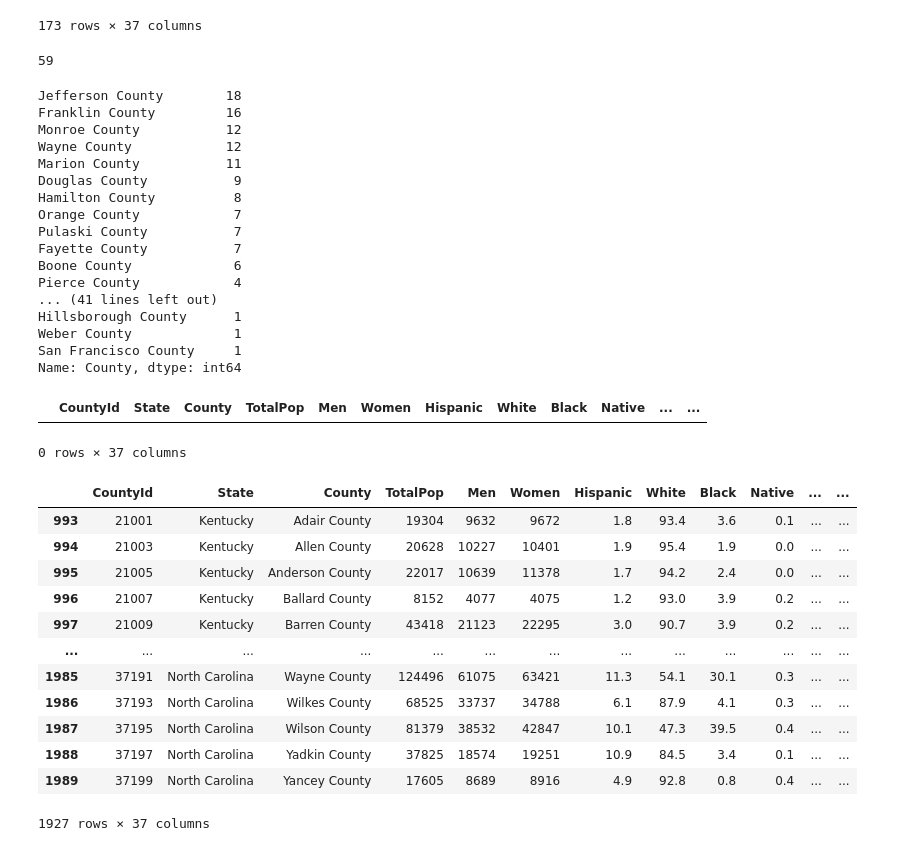
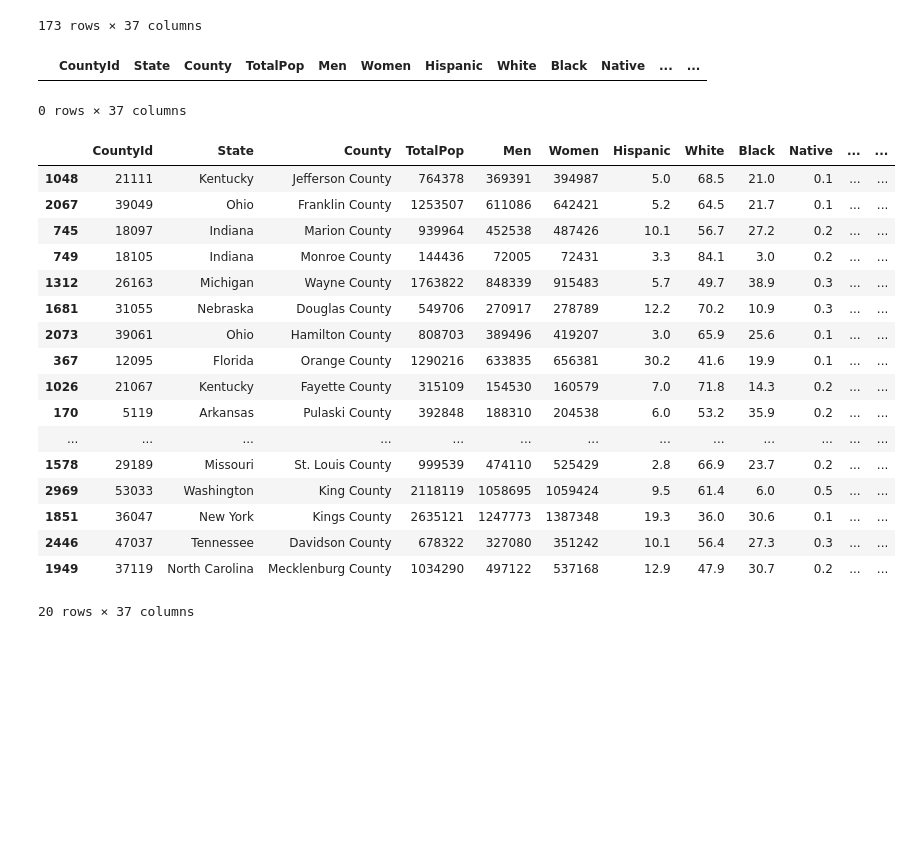
Before and after one commit to adriana-icasiano/project-1, a Jupyter notebook: DATA/Census/Untitled.ipynb, the cells around one changed output. Cells and saved outputs as stored; diff of their text form; code cells hidden in the pictures; blank space fills up the shorter version.

Commit message:
got census data with lime AOs

```diff
--- a/DATA/Census/Untitled.ipynb
+++ b/DATA/Census/Untitled.ipynb
@@ -33,30 +33,6 @@ lime_df
 | 3088 | 55081 | Wisconsin | Monroe County | 45303 | 22893 | 22410 | 4.2 | 91.2 | 1.5 | 0.9 | ... | ... |
 | 3094 | 55093 | Wisconsin | Pierce County | 41226 | 20501 | 20725 | 1.9 | 94.6 | 0.6 | 0.2 | ... | ... |
 173 rows × 37 columns
-# %%
-len(counties)
-# %% [output]
-59
-# %%
-lime_df['County'].value_counts()
-# %% [output]
-Jefferson County        18
-Franklin County         16
-Monroe County           12
-Wayne County            12
-Marion County           11
-Douglas County           9
-Hamilton County          8
-Orange County            7
-Pulaski County           7
-Fayette County           7
-Boone County             6
-Pierce County            4
-... (41 lines left out)
-Hillsborough County      1
-Weber County             1
-San Francisco County     1
-Name: County, dtype: int64
 # %%
 lime_df.columns.tolist()
 
@@ -68,24 +44,28 @@ clean_df
 # %%
 count = 0
 add = []
 
 for n in duplicates:
-    temp_df = df.loc[df["County"]==n[0], :]
-    temp_df = df.loc[df["State"]==n[1], :]
-
-
-pd.conc
+    temp_df = lime_df.loc[df["County"]==n[0], :]
+    temp_df = temp_df.loc[df["State"]==n[1], :]
+    add.append(temp_df)
+pd.concat(add)
 # %% [output]
 |  | CountyId | State | County | TotalPop | Men | Women | Hispanic | White | Black | Native | ... | ... |
-| 993 | 21001 | Kentucky | Adair County | 19304 | 9632 | 9672 | 1.8 | 93.4 | 3.6 | 0.1 | ... | ... |
-| 994 | 21003 | Kentucky | Allen County | 20628 | 10227 | 10401 | 1.9 | 95.4 | 1.9 | 0.0 | ... | ... |
-| 995 | 21005 | Kentucky | Anderson County | 22017 | 10639 | 11378 | 1.7 | 94.2 | 2.4 | 0.0 | ... | ... |
-| 996 | 21007 | Kentucky | Ballard County | 8152 | 4077 | 4075 | 1.2 | 93.0 | 3.9 | 0.2 | ... | ... |
-| 997 | 21009 | Kentucky | Barren County | 43418 | 21123 | 22295 | 3.0 | 90.7 | 3.9 | 0.2 | ... | ... |
+| 1048 | 21111 | Kentucky | Jefferson County | 764378 | 369391 | 394987 | 5.0 | 68.5 | 21.0 | 0.1 | ... | ... |
+| 2067 | 39049 | Ohio | Franklin County | 1253507 | 611086 | 642421 | 5.2 | 64.5 | 21.7 | 0.1 | ... | ... |
+| 745 | 18097 | Indiana | Marion County | 939964 | 452538 | 487426 | 10.1 | 56.7 | 27.2 | 0.2 | ... | ... |
+| 749 | 18105 | Indiana | Monroe County | 144436 | 72005 | 72431 | 3.3 | 84.1 | 3.0 | 0.2 | ... | ... |
+| 1312 | 26163 | Michigan | Wayne County | 1763822 | 848339 | 915483 | 5.7 | 49.7 | 38.9 | 0.3 | ... | ... |
+| 1681 | 31055 | Nebraska | Douglas County | 549706 | 270917 | 278789 | 12.2 | 70.2 | 10.9 | 0.3 | ... | ... |
+| 2073 | 39061 | Ohio | Hamilton County | 808703 | 389496 | 419207 | 3.0 | 65.9 | 25.6 | 0.1 | ... | ... |
+| 367 | 12095 | Florida | Orange County | 1290216 | 633835 | 656381 | 30.2 | 41.6 | 19.9 | 0.1 | ... | ... |
+| 1026 | 21067 | Kentucky | Fayette County | 315109 | 154530 | 160579 | 7.0 | 71.8 | 14.3 | 0.2 | ... | ... |
+| 170 | 5119 | Arkansas | Pulaski County | 392848 | 188310 | 204538 | 6.0 | 53.2 | 35.9 | 0.2 | ... | ... |
 | ... | ... | ... | ... | ... | ... | ... | ... | ... | ... | ... | ... | ... |
-| 1985 | 37191 | North Carolina | Wayne County | 124496 | 61075 | 63421 | 11.3 | 54.1 | 30.1 | 0.3 | ... | ... |
-| 1986 | 37193 | North Carolina | Wilkes County | 68525 | 33737 | 34788 | 6.1 | 87.9 | 4.1 | 0.3 | ... | ... |
-| 1987 | 37195 | North Carolina | Wilson County | 81379 | 38532 | 42847 | 10.1 | 47.3 | 39.5 | 0.4 | ... | ... |
-| 1988 | 37197 | North Carolina | Yadkin County | 37825 | 18574 | 19251 | 10.9 | 84.5 | 3.4 | 0.1 | ... | ... |
-| 1989 | 37199 | North Carolina | Yancey County | 17605 | 8689 | 8916 | 4.9 | 92.8 | 0.8 | 0.4 | ... | ... |
+| 1578 | 29189 | Missouri | St. Louis County | 999539 | 474110 | 525429 | 2.8 | 66.9 | 23.7 | 0.2 | ... | ... |
+| 2969 | 53033 | Washington | King County | 2118119 | 1058695 | 1059424 | 9.5 | 61.4 | 6.0 | 0.5 | ... | ... |
+| 1851 | 36047 | New York | Kings County | 2635121 | 1247773 | 1387348 | 19.3 | 36.0 | 30.6 | 0.1 | ... | ... |
+| 2446 | 47037 | Tennessee | Davidson County | 678322 | 327080 | 351242 | 10.1 | 56.4 | 27.3 | 0.3 | ... | ... |
+| 1949 | 37119 | North Carolina | Mecklenburg County | 1034290 | 497122 | 537168 | 12.9 | 47.9 | 30.7 | 0.2 | ... | ... |
-1927 rows × 37 columns
+20 rows × 37 columns
```
Also changed, not shown: parts of 6 cells of this notebook, 1 other file.
